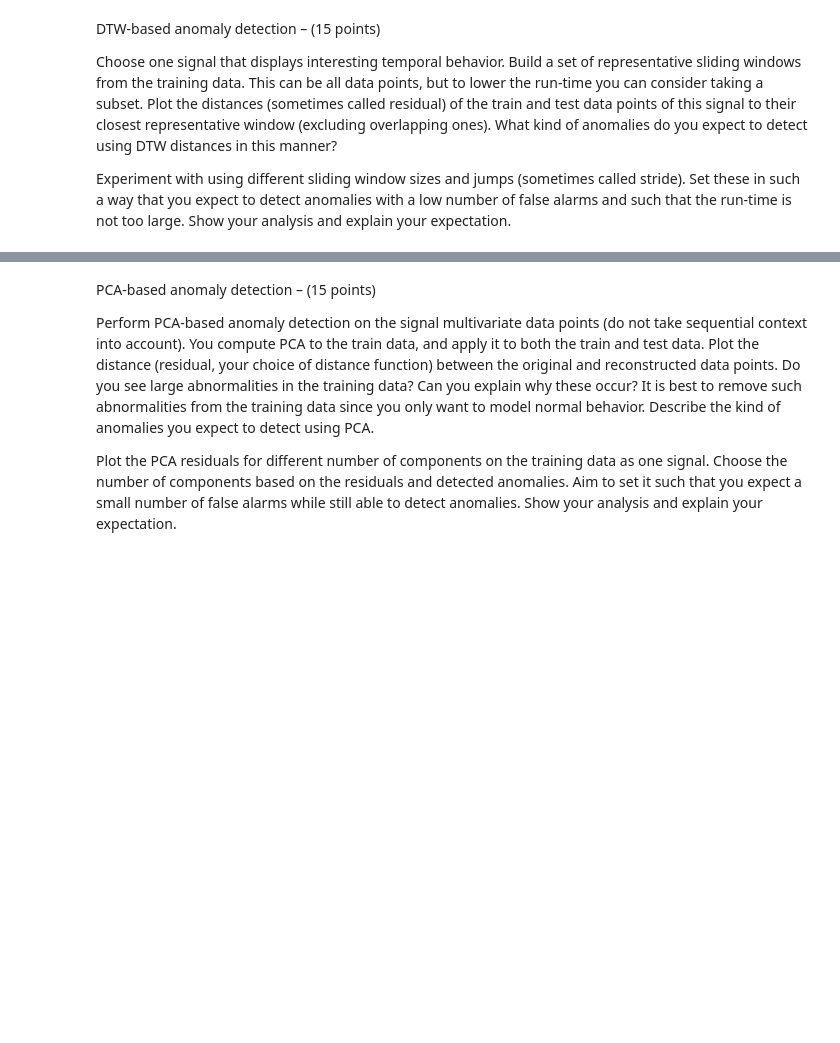
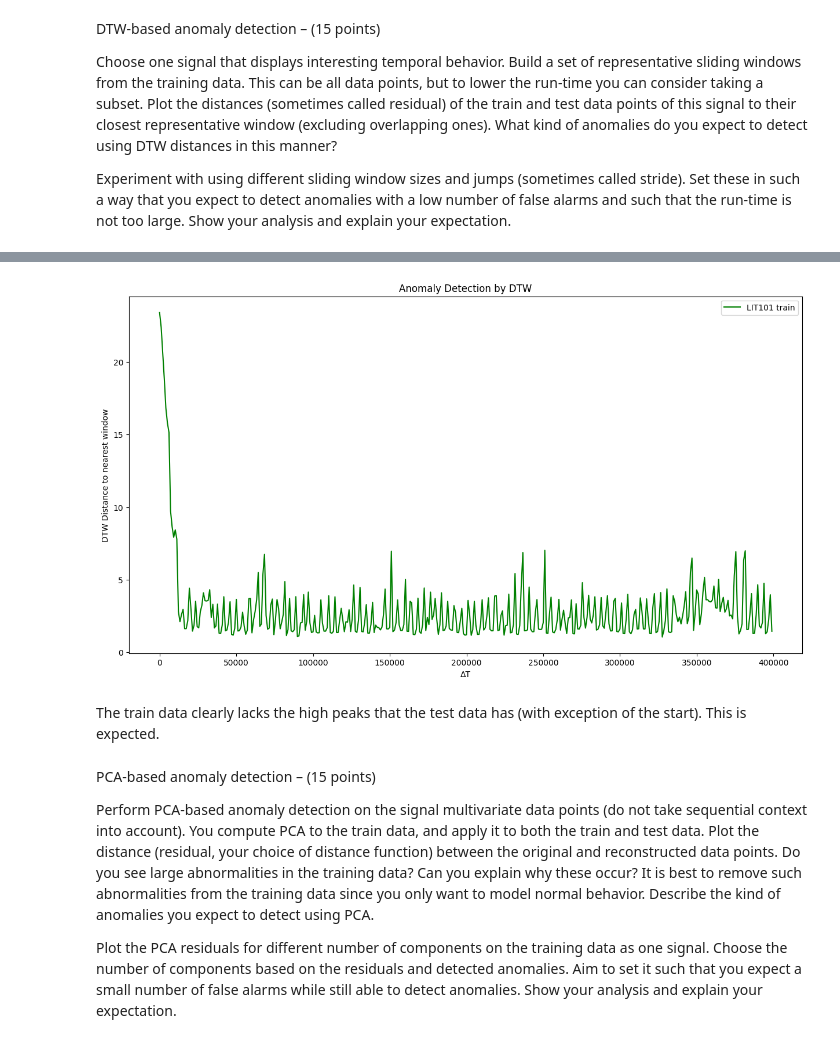
Before and after one commit to aqzandt/bigdata_fp, a Jupyter notebook: data_mining_1/lab.ipynb, the cells around one changed output, grey strips where cells are left out. Saved outputs shown, nothing was run; the diff lists cells and outputs as text; code cells hidden in the pictures; blank space fills up the shorter version.

```diff
--- a/data_mining_1/lab.ipynb
+++ b/data_mining_1/lab.ipynb
@@ -203,3 +270,17 @@ plt.show()
+# %%
+window_timestamp_proportion = (train_end-train_start) / minDistances.shape[0]
+x_values = np.arange(minDistances.shape[0]) * window_timestamp_proportion
+plt.figure(figsize=(15, 8))
+plt.plot(x_values, minDistances, c='g', label=signal + " train")
+plt.xlabel('ΔT')
+plt.ylabel('DTW Distance to nearest window')
+plt.title("Anomaly Detection by DTW")
+plt.legend()
+plt.show()
+# %% [output]
+[figure, added]
+# %% [markdown]
+The train data clearly lacks the high peaks that the test data has (with exception of the start). This is expected.
 # %% [markdown]
 PCA-based anomaly detection – (15 points)
 
```
Also changed, not shown: parts of 14 cells of this notebook.
